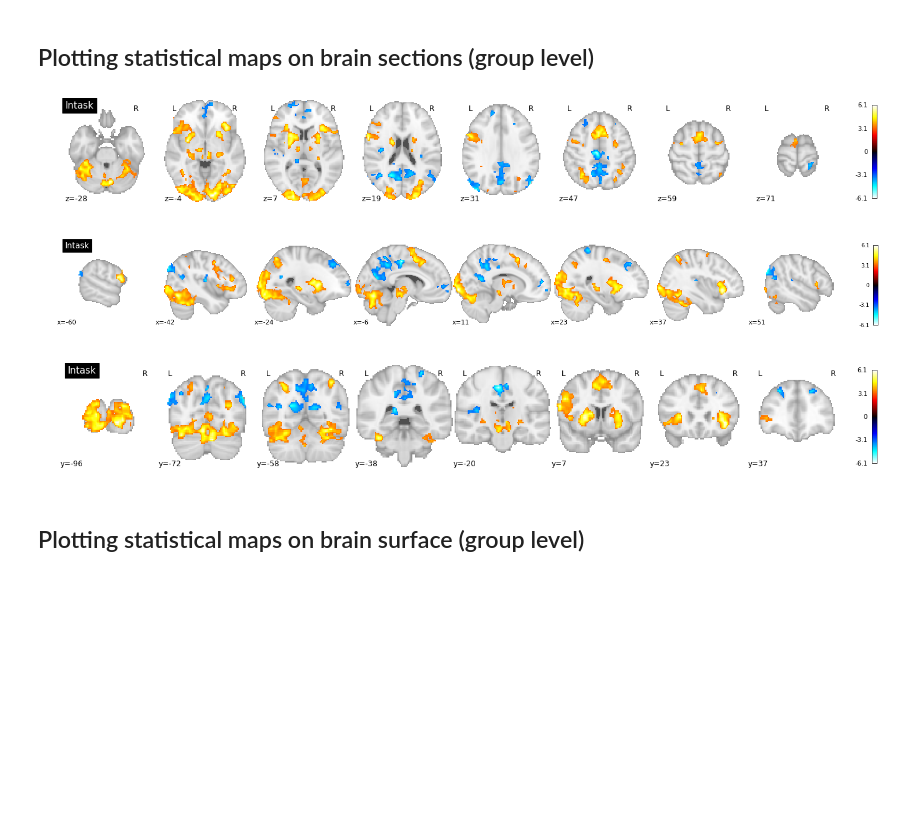
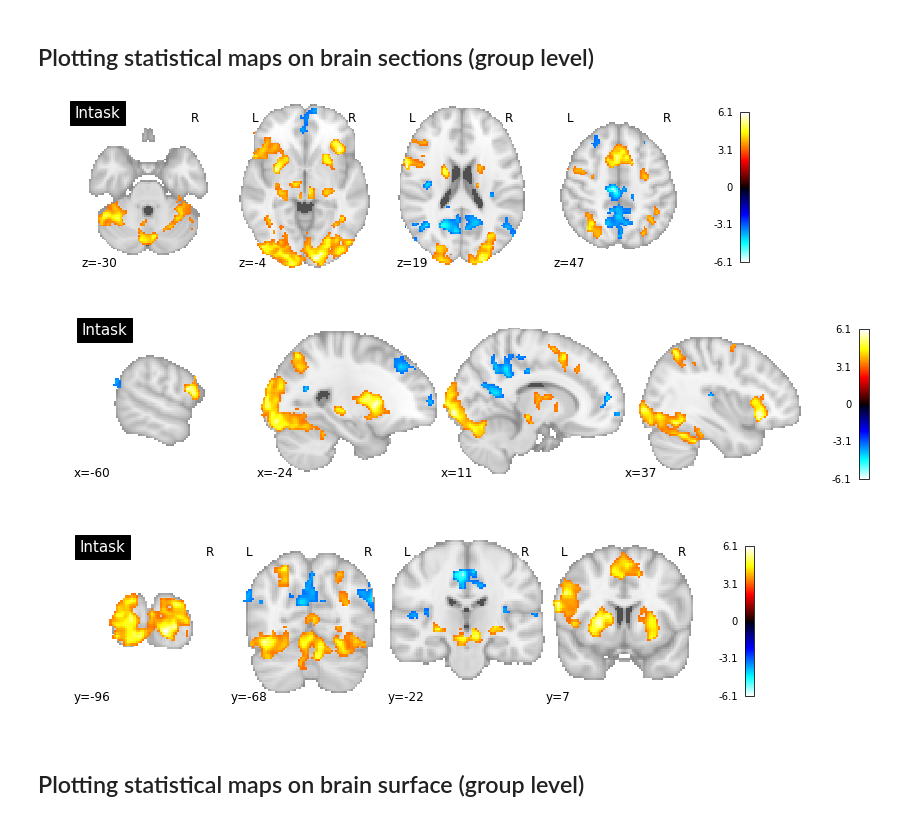
Before and after one commit to poldracklab/ds003-post-fMRIPrep-analysis, a Jupyter notebook: results_visualization.ipynb, the cells around one changed output. Drawn from its saved outputs; the diff is of its cells as text; code cells hidden in the pictures; blank space fills up the shorter version.

Commit message:
Updated notebook
Saving visualization on brain sections as .svg image.

```diff
--- a/results_visualization.ipynb
+++ b/results_visualization.ipynb
@@ -44,17 +44,18 @@ Plotting statistical maps on brain sections (group level)
 # %%
 sections = ['z', 'x', 'y']
 
 for section in sections:
-    plotting.plot_stat_map(stat_img,
+    sections_img = plotting.plot_stat_map(stat_img,
                   threshold=0,
                   display_mode=section,
-                  cut_coords=8,
+                  cut_coords=4,
                   black_bg=False,
                   title='Intask')
+    sections_img.savefig(f"sections_zstat_clust_{section}.svg")
 # %% [output]
-[figure, old version]
+[figure, new version]
-[figure, old version]
+[figure, new version]
-[figure, old version]
+[figure, new version]
 # %% [markdown]
 Plotting statistical maps on brain surface (group level)
 -----------------------------------
```
Also changed, not shown: parts of 3 cells of this notebook.
